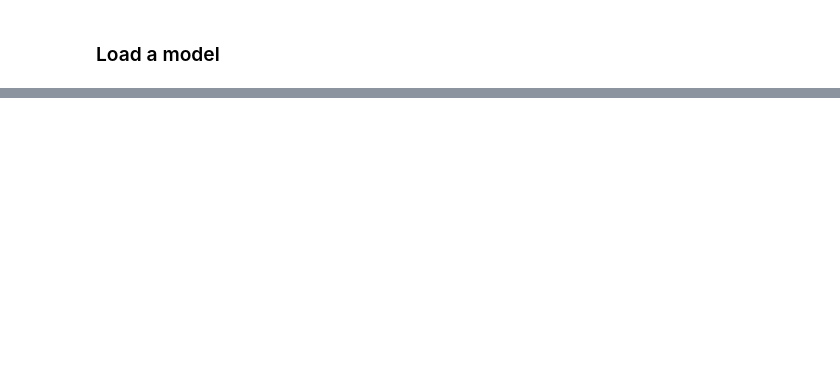
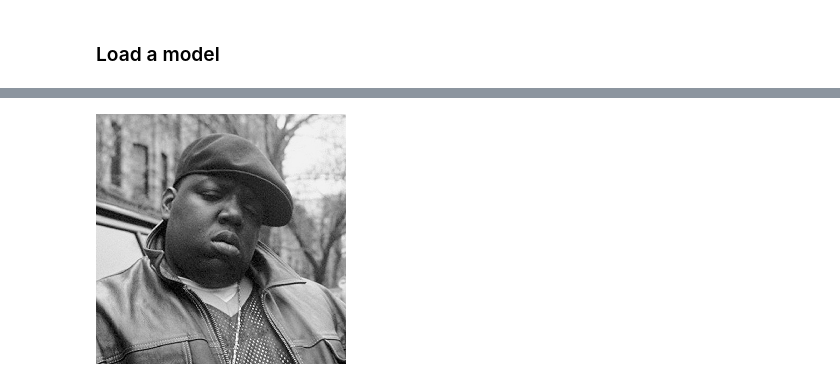
Before and after one commit to sutt/Practical-Deep-Learning-for-Coders-2.0, a Jupyter notebook: Computer Vision/05_train_model.ipynb, the cells around one changed output, grey strips where cells are left out. Drawn from its saved outputs; the diff is of its cells as text; code cells hidden in the pictures; blank space fills up the shorter version.

```diff
--- a/Computer Vision/05_train_model.ipynb
+++ b/Computer Vision/05_train_model.ipynb
@@ -368,0 +82,4 @@ dls.show_batch()
+# %%
+Image.open('biggie_photo.jpg').resize((250,250))
+# %% [output]
+[figure, added]
```
Also changed, not shown: parts of 54 cells of this notebook.
